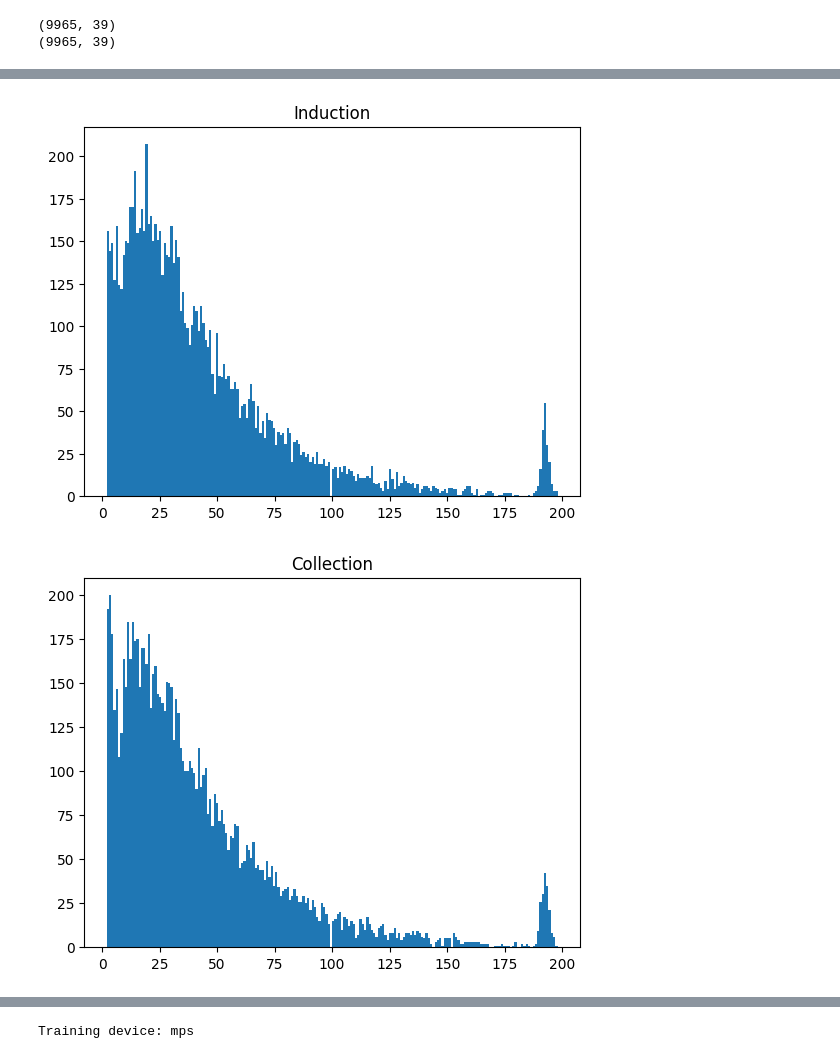
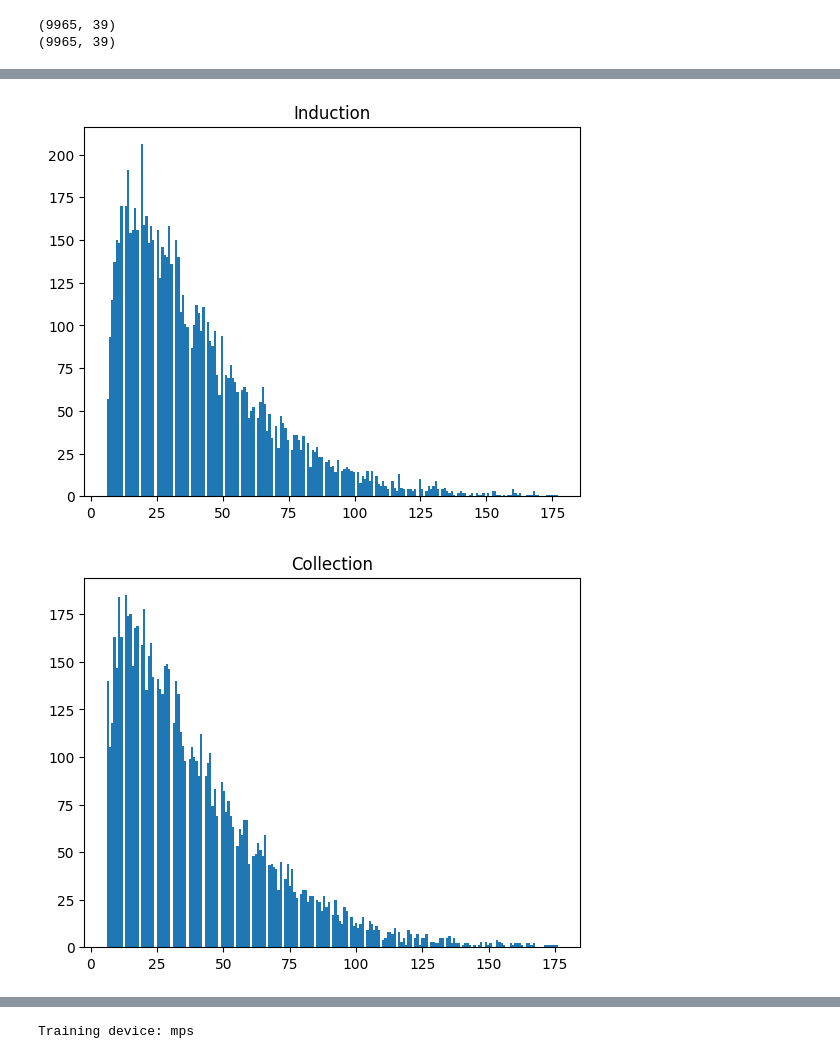
Before and after one commit to mohummudh/proton-deuteron, a Jupyter notebook: kaons/protons-kaons.ipynb, the cells around one changed output, grey strips where cells are left out. Saved outputs shown, nothing was run; the diff lists cells and outputs as text; code cells hidden in the pictures.

```diff
--- a/kaons/protons-kaons.ipynb
+++ b/kaons/protons-kaons.ipynb
@@ -100,8 +100,8 @@ ind = ind[~ind.index.isin(removed_indices)]; print(ind.shape)
 (9965, 39)
 (9965, 39)
 # %%
-removed_indices_col = col[~((col['height'] < 160) & (col['width'] < 400))].index            # remove long and wide images
-removed_indices_ind = ind[~((ind['height'] < 160) & (ind['width'] < 400))].index
+removed_indices_col = col[~((col['height'] > 5) & (col['height'] < 179) & (col['width'] < 400))].index            # remove long and wide images
+removed_indices_ind = ind[~((ind['height'] > 5) & (ind['height'] < 179) & (ind['width'] < 400))].index
 
 
 removed_indices = removed_indices_col.union(removed_indices_ind)
@@ -194,9 +194,9 @@ p_i_d.shape, p_c_d.shape, k_i_d.shape, k_c_d.shape
 protimages = np.stack([p_c, p_i], axis=1)
 kaonimages = np.stack([k_c, k_i], axis=1)
 # %%
-plt.hist(p_col['height'], bins=max(p_col['height'])); plt.title('Induction'); plt.show()
-plt.hist(p_ind['height'], bins=max(p_ind['height'])); plt.title('Collection'); plt.show()
+plt.hist(col[col['particle_type'] == 'proton']['height'], bins=max(p_col['height'])); plt.title('Induction'); plt.show()
+plt.hist(ind[col['particle_type'] == 'proton']['height'], bins=max(p_ind['height'])); plt.title('Collection'); plt.show()
 # %% [output]
-[figure, old version]
+[figure, new version]
-[figure, old version]
+[figure, new version]
 # %%
```
Also changed, not shown: parts of 26 cells of this notebook.
